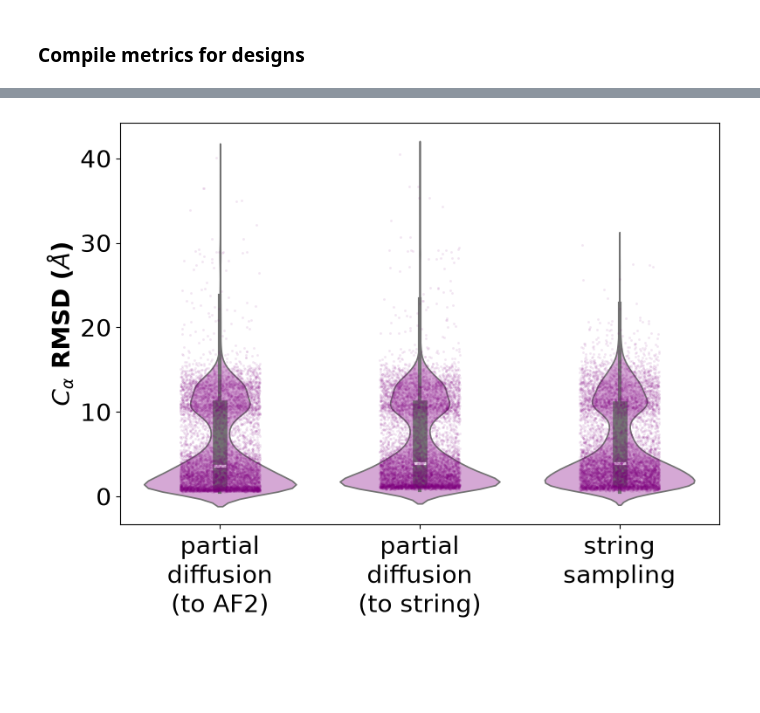
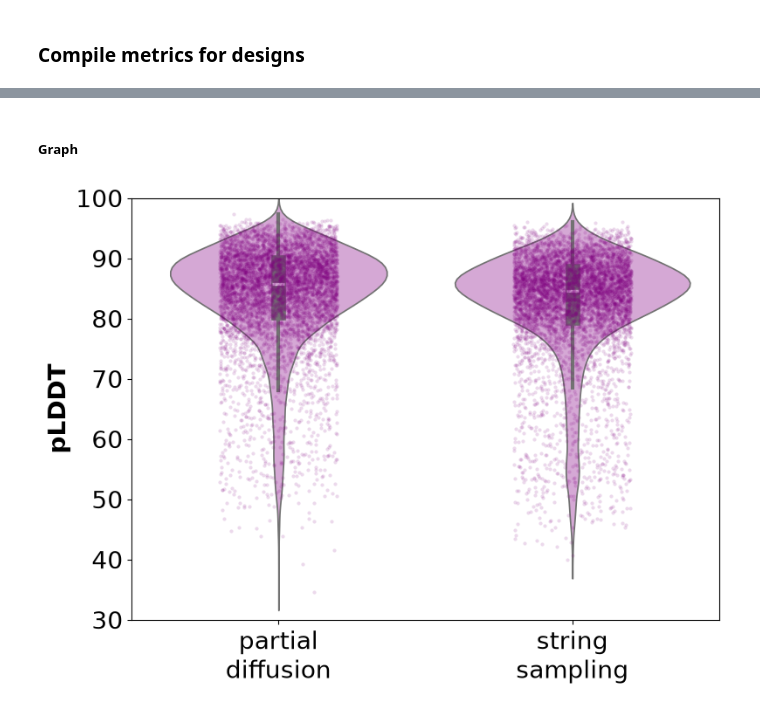
Before and after one commit to geanhu/rotation-su26-kortemme-lab, a Jupyter notebook: notebooks/single-state-design.ipynb, the cells around one changed output, grey strips where cells are left out. Cells and saved outputs as stored; diff of their text form; code cells hidden in the pictures; blank space fills up the shorter version.

```diff
--- a/notebooks/single-state-design.ipynb
+++ b/notebooks/single-state-design.ipynb
@@ -171,6 +182,22 @@ merged_df = refined_df.merge(
     how='left',
     validate='one_to_one'
 )
+# %%
+# get string sampling parameters back from name
+merged_df['rmsd_var'] = merged_df['name'].apply(
+    lambda name: int(name.split('_')[1])
+)
+merged_df['langevin'] = merged_df['name'].apply(
+    lambda name: int(name.split('_')[2])
+)
+# %%
+# save df
+merged_df = merged_df.sort_values(by=['name', 'rank'])
+merged_df.to_csv('/wynton/home/rotation/geanhu/multi-state/notebooks/single-state-design.csv')
+# %% [markdown]
+##### Graph
+# %%
+structure = '5KPH'
 # %%
 # pooled violin plot
 fig, ax = plt.subplots(
@@ -178,43 +205,44 @@ fig, ax = plt.subplots(
 )
 
 # organize data
-cols = ['rmsd_diffusion', 'rmsd_string', 'rmsd_string_nonrefined']
-graph_df = merged_df[cols].melt(
+cols = ['plddt', 'plddt_nonrefined'] # CHANGE
+graph_df = merged_df[merged_df['name'].str.contains(structure)][cols].melt(
     var_name='group',
     value_name='value'
 )
 
 # plot
 sns.violinplot(
     data = graph_df,
     x = 'group',
     y = 'value',
     color = 'plum',
     inner = 'box',
     inner_kws={
         'box_width': 12,
         'whis_width': 3
     }
 )
 sns.stripplot(
     data=graph_df,
     x='group',
     y='value',
-    size = 2,
-    alpha = 0.1,
+    size = 3,
+    alpha = 0.15,
     color = 'purple',
     jitter = 0.2
 )
 
 # labels
-plt.ylabel(r'$C_{\alpha}$ RMSD ($\AA$)', fontsize=20, fontweight='bold')
-plt.xticks(
-    plt.xticks()[0],
-    ['partial\ndiffusion\n(to AF2)', 'partial\ndiffusion\n(to string)','string\nsampling']
+plt.ylabel('pLDDT', fontsize=20, fontweight='bold') #CHANGE
+plt.xticks( #CHANGE
+    plt.xticks()[0], #type: ignore
+    ['partial\ndiffusion', 'string\nsampling']
 )
 plt.xlabel('')
 plt.tick_params('both', labelsize=20)
+plt.ylim(30, 100)
 plt.tight_layout()
 plt.show()
 # %% [output]
-[figure, old version]
+[figure, new version]
```
Also changed, not shown: parts of 5 cells of this notebook, 6 other files.
